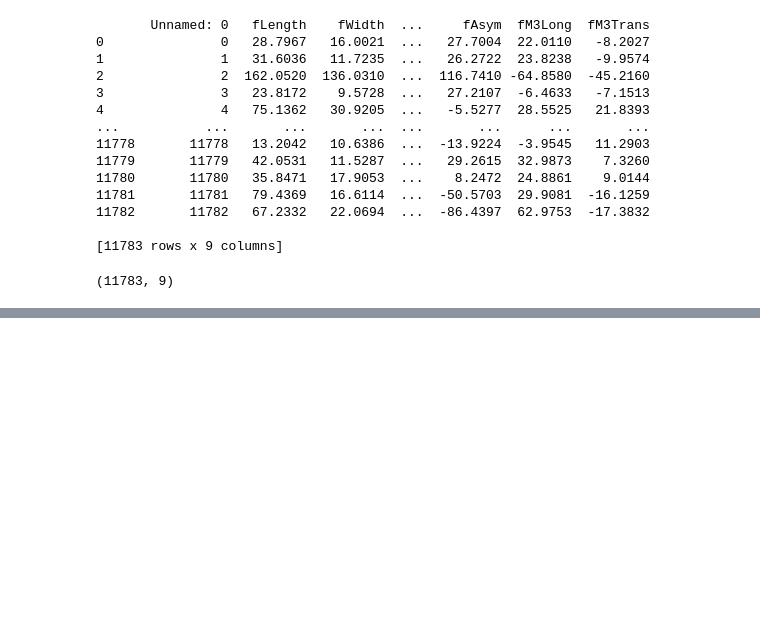
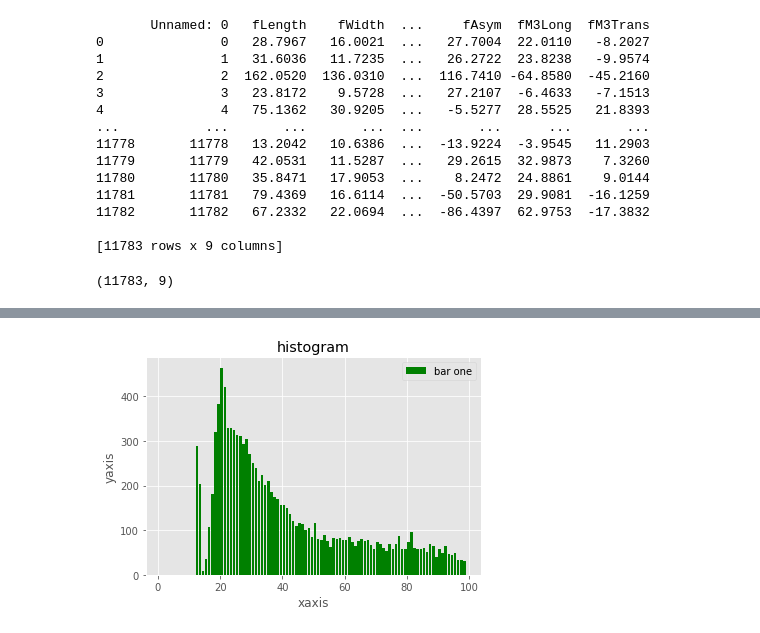
Before and after one commit to Sonypriyasonu/VITBML-EDA1, a Jupyter notebook: VITBML-EDA1.ipynb, the cells around one changed output, grey strips where cells are left out. Cells and saved outputs as stored; diff of their text form; code cells hidden in the pictures; blank space fills up the shorter version.

```diff
--- a/VITBML-EDA1.ipynb
+++ b/VITBML-EDA1.ipynb
@@ -178,0 +304,11 @@ plt.show()
+# %%
+a=df['fLength']
+c=range(1,100)
+plt.hist(a,c,label='bar one',rwidth=0.8,color='g')
+plt.title('histogram')
+plt.xlabel('xaxis')
+plt.ylabel('yaxis')
+plt.legend(loc='upper right')
+plt.show()
+# %% [output]
+[figure, added]
```
Also changed, not shown: parts of 16 cells of this notebook.
